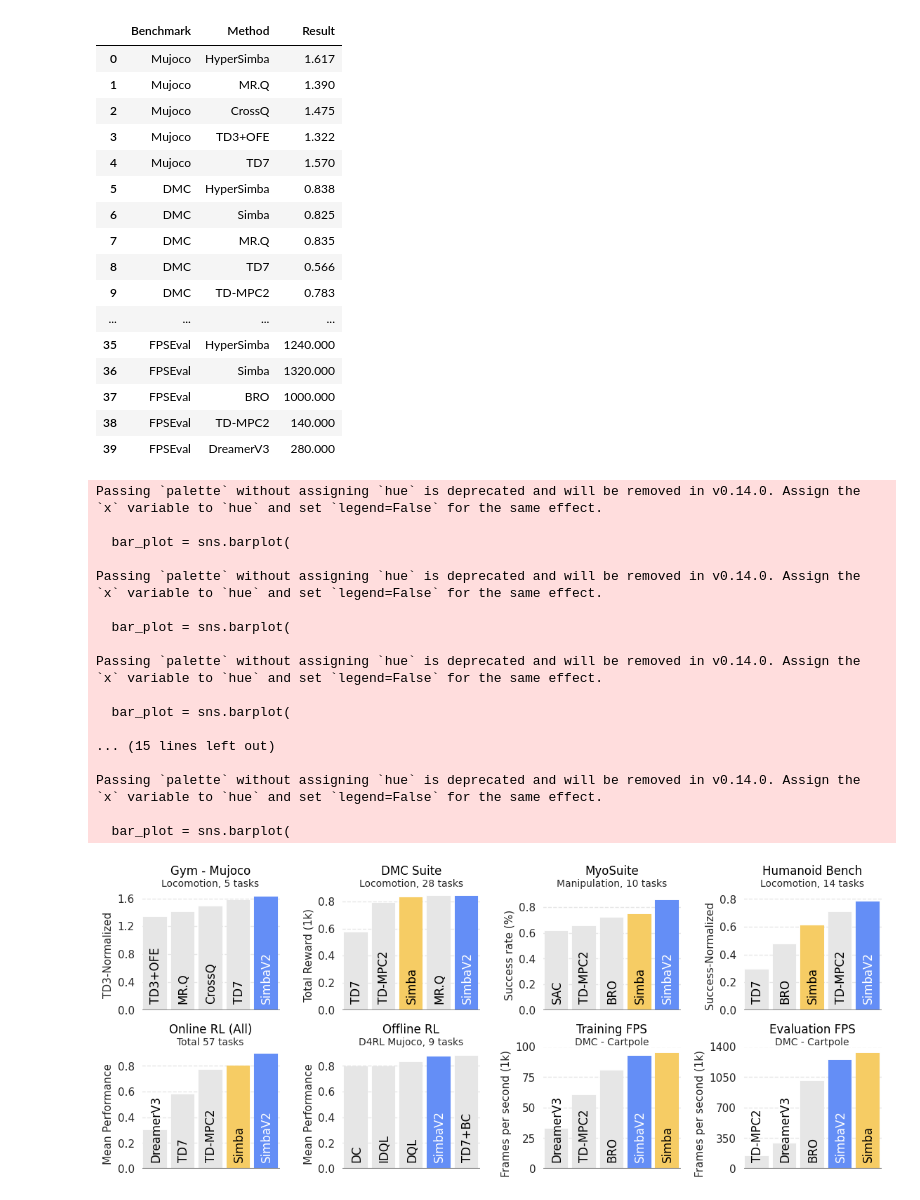
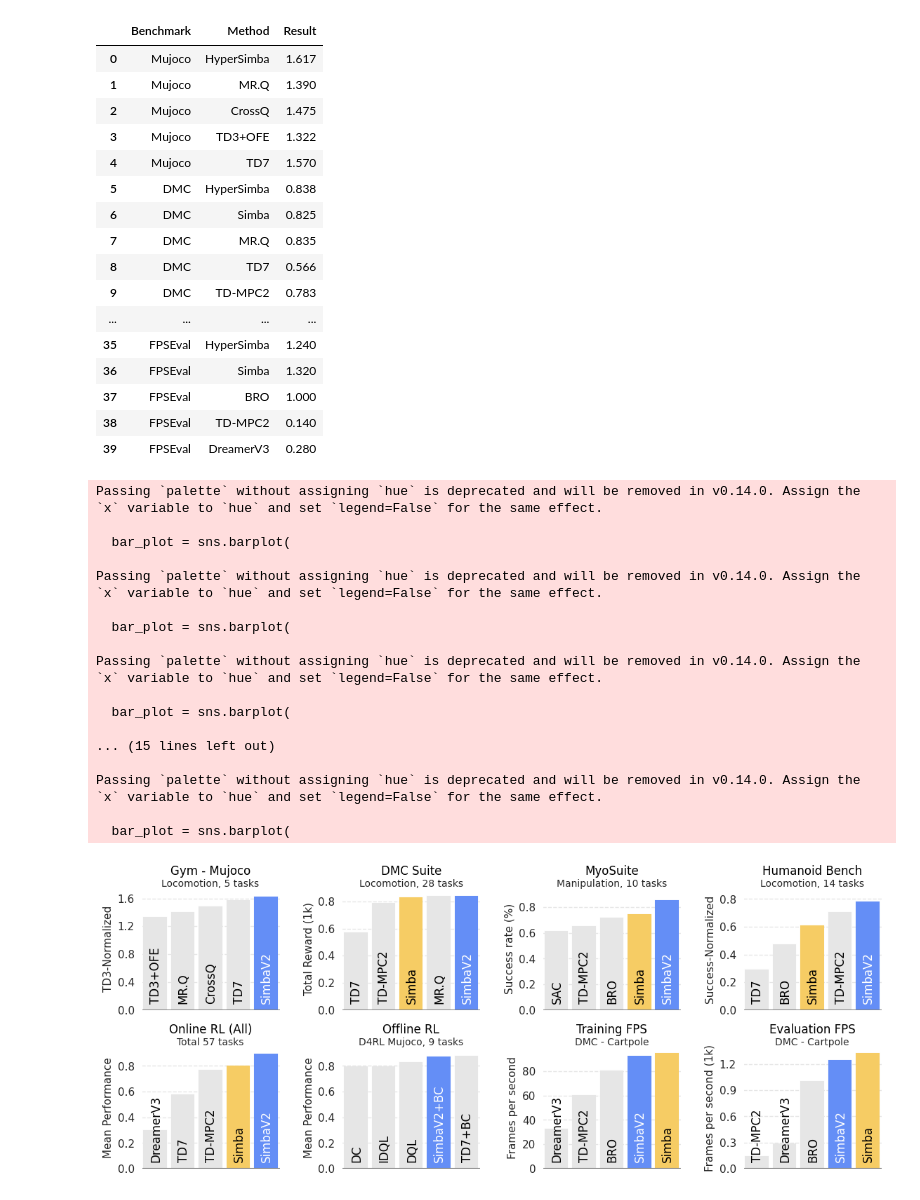
Before and after one commit to pkicki/SimbaV2, a Jupyter notebook: analysis/figure/benchmark.ipynb, the cells around one changed output. Drawn from its saved outputs; the diff is of its cells as text; code cells hidden in the pictures.

```diff
--- a/analysis/figure/benchmark.ipynb
+++ b/analysis/figure/benchmark.ipynb
@@ -45,7 +45,7 @@ performance = {
         "DreamerV3": 0.297,
     },
     "OfflineRL": {
-        "HyperSimba": 0.867,
+        "SimbaV2+BC": 0.867,
         "TD7+BC": 0.872,
         "DQL": 0.824,
         "IDQL": 0.791,
@@ -60,12 +60,12 @@ performance = {
         "DreamerV3": 32,
     },
     "FPSEval": {
-        "HyperSimba": 1240,
-        "Simba": 1320,
+        "HyperSimba": 1.240,
+        "Simba": 1.320,
         #"MR.Q": 0.xxx,
-        "BRO": 1000,
-        "TD-MPC2": 140,
-        "DreamerV3": 280,
+        "BRO": 1.000,
+        "TD-MPC2": 0.140,
+        "DreamerV3": 0.280,
     },
 }
 
@@ -109,7 +109,7 @@ performance_errors = {
         "DreamerV3": 0.1106,
     },
     "OfflineRL": {
-        "HyperSimba": 0.016,
+        "SimbaV2+BC": 0.016,
         "TD7+BC": 0.016,
         "DQL": 0.0,
         "IDQL": 0.0,
@@ -145,6 +145,7 @@ BORDER_GRAY = "#E6E6E6" # "#E6E6E6"
 # Simba set2: "#F9C33E"
 # #F5CB64 #F5CE7B #F5C76A
 method_colors = {
+    "SimbaV2+BC": "#648EF6", # "#C7DDEC", # blue
     "HyperSimba": "#648EF6", # "#C7DDEC", # blue
     "Simba": "#F6CC64", # orange
 }
@@ -152,6 +153,7 @@ method_colors = {
 # Dictionary of {method: color} for easy theme switching
 # We won't need this anymore
 method_boundary_colors = {
+    "SimbaV2+BC": "#648EF6", # "#1F77B4", # blue
     "HyperSimba": "#648EF6", # "#1F77B4", # blue
     "Simba": "#F6CC64", # orange
 }
@@ -178,11 +180,11 @@ df
 | 8 | DMC | TD7 | 0.566 |
 | 9 | DMC | TD-MPC2 | 0.783 |
 | ... | ... | ... | ... |
-| 35 | FPSEval | HyperSimba | 1240.000 |
-| 36 | FPSEval | Simba | 1320.000 |
-| 37 | FPSEval | BRO | 1000.000 |
-| 38 | FPSEval | TD-MPC2 | 140.000 |
-| 39 | FPSEval | DreamerV3 | 280.000 |
+| 35 | FPSEval | HyperSimba | 1.240 |
+| 36 | FPSEval | Simba | 1.320 |
+| 37 | FPSEval | BRO | 1.000 |
+| 38 | FPSEval | TD-MPC2 | 0.140 |
+| 39 | FPSEval | DreamerV3 | 0.280 |
 # %%
 def set_identical_grid(ax, num_x_ticks, num_y_ticks, tick_x_min, tick_x_max, tick_y_min, tick_y_max):
     # This function adds evenly spaced grid lines
@@ -293,11 +295,11 @@ for ax, benchmark in zip(axes, ['Mujoco', 'DMC', 'MyoSuite', 'HBench', 'OnlineRL
     elif benchmark == 'FPSTrain':
         title = 'Training FPS'
         subtitle = 'DMC - Cartpole'
-        ylabel = 'Frames per second (1k)'
+        ylabel = 'Frames per second'
         tick_x_min, x_lim_min = 0.0, 0.0
         tick_x_max, x_lim_max = 4.0, 4.0
         tick_y_min, y_lim_min = 0.0, 0.0
-        tick_y_max, y_lim_max = 100, 100
+        tick_y_max, y_lim_max = 80, 100
         num_x_ticks = 0
         num_y_ticks = 5 # 4 + 1
 
@@ -308,7 +310,7 @@ for ax, benchmark in zip(axes, ['Mujoco', 'DMC', 'MyoSuite', 'HBench', 'OnlineRL
         tick_x_min, x_lim_min = 0.0, 0.0
         tick_x_max, x_lim_max = 4.0, 4.0
         tick_y_min, y_lim_min = 0.0, 0.0
-        tick_y_max, y_lim_max = 1400, 1400
+        tick_y_max, y_lim_max = 1.2, 1.4
         num_x_ticks = 0
         num_y_ticks = 5 # 4 + 1
 
@@ -368,9 +370,9 @@ for ax, benchmark in zip(axes, ['Mujoco', 'DMC', 'MyoSuite', 'HBench', 'OnlineRL
         x = patch.get_x() + patch.get_width() / 2
         # Place the text slightly above the bottom of the bar
         ax.text(
-            x+0.03, y_lim_max*0.05, label if label!='HyperSimba' else OURS_NAME,
+            x+0.03, y_lim_max*0.05, label if label not in ['HyperSimba', 'HyperSimba+BC'] else OURS_NAME,
             ha="center", va="bottom", rotation=90,
-            color="white" if label=='HyperSimba' else "black",  # color="k", #
+            color="white" if label in ['HyperSimba', 'SimbaV2+BC'] else "black",  # color="k", #
             fontsize=method_font_size,
         )
 
@@ -385,7 +387,7 @@ for ax, benchmark in zip(axes, ['Mujoco', 'DMC', 'MyoSuite', 'HBench', 'OnlineRL
     ax.set_xticks([], [])
     ax.set_xlim(x_lim_min-0.5, x_lim_max+0.5)
 
-    ax.set_ylabel(ylabel, fontsize=y_label_font_size, y=0.45)
+    ax.set_ylabel(ylabel, fontsize=y_label_font_size, y=0.5)
     ax.tick_params(axis='y', labelsize=11)
     ax.set_ylim(y_lim_min, y_lim_max)
 
@@ -399,31 +401,31 @@ for ax, benchmark in zip(axes, ['Mujoco', 'DMC', 'MyoSuite', 'HBench', 'OnlineRL
         tick_y_max=tick_y_max,
     )
     # simple_axis(ax)
     #sns.despine(ax=ax)
 
     # Optionally set a common y-label (for the leftmost plot)
     #if ax == axes[0]:
     #    ax.set_ylabel("Performance Score")
 
 plt.tight_layout
 fig.subplots_adjust(hspace=hspace, wspace=wspace)
 plt.savefig("benchmark.png",bbox_inches='tight')
 # %% [output]
 Passing `palette` without assigning `hue` is deprecated and will be removed in v0.14.0. Assign the `x` variable to `hue` and set `legend=False` for the same effect.
 
   bar_plot = sns.barplot(
 
 Passing `palette` without assigning `hue` is deprecated and will be removed in v0.14.0. Assign the `x` variable to `hue` and set `legend=False` for the same effect.
 
   bar_plot = sns.barplot(
 
 Passing `palette` without assigning `hue` is deprecated and will be removed in v0.14.0. Assign the `x` variable to `hue` and set `legend=False` for the same effect.
 
   bar_plot = sns.barplot(
 
 ... (15 lines left out)
 
 Passing `palette` without assigning `hue` is deprecated and will be removed in v0.14.0. Assign the `x` variable to `hue` and set `legend=False` for the same effect.
 
   bar_plot = sns.barplot(
-[figure, old version]
+[figure, new version]
```
Also changed, not shown: 32 other files.
